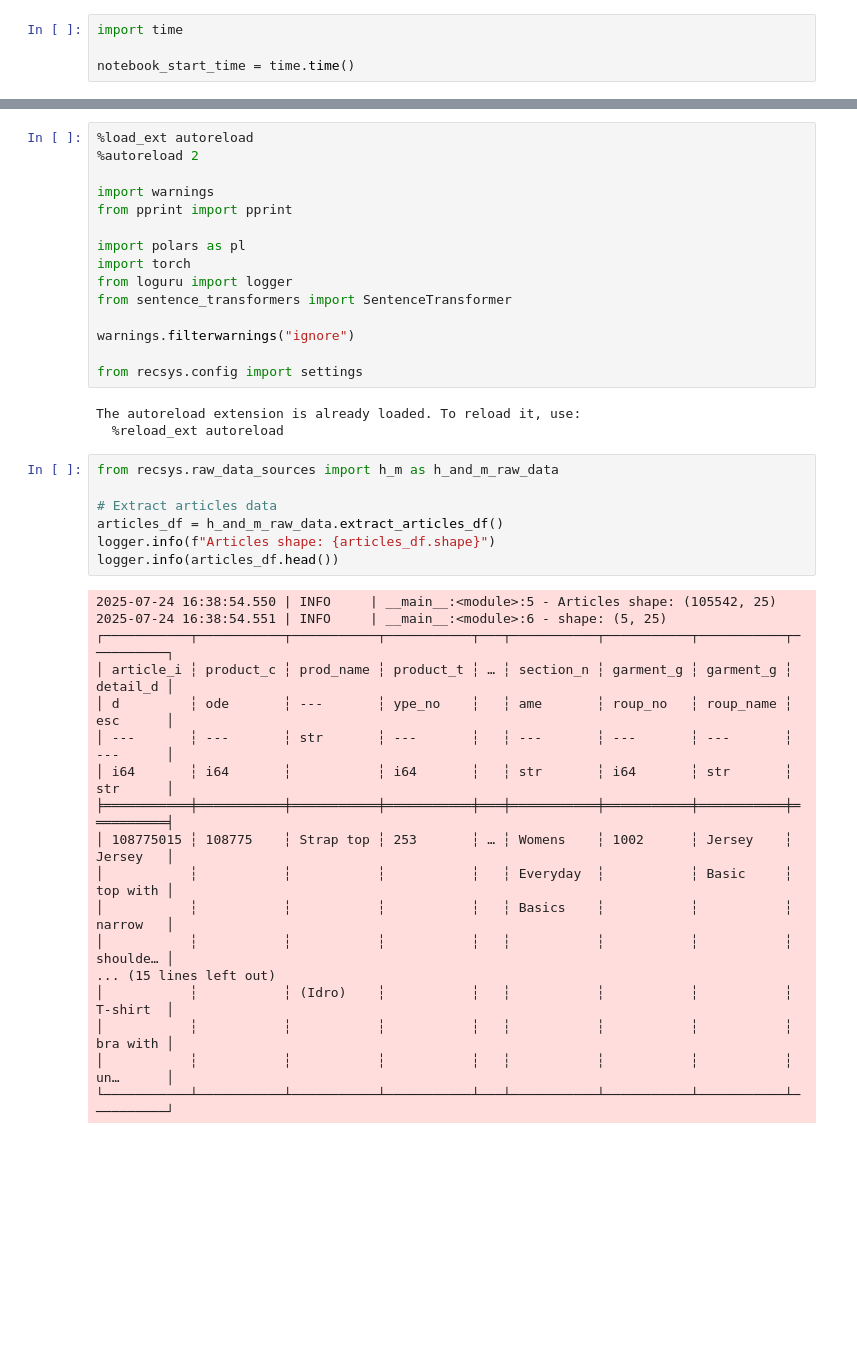
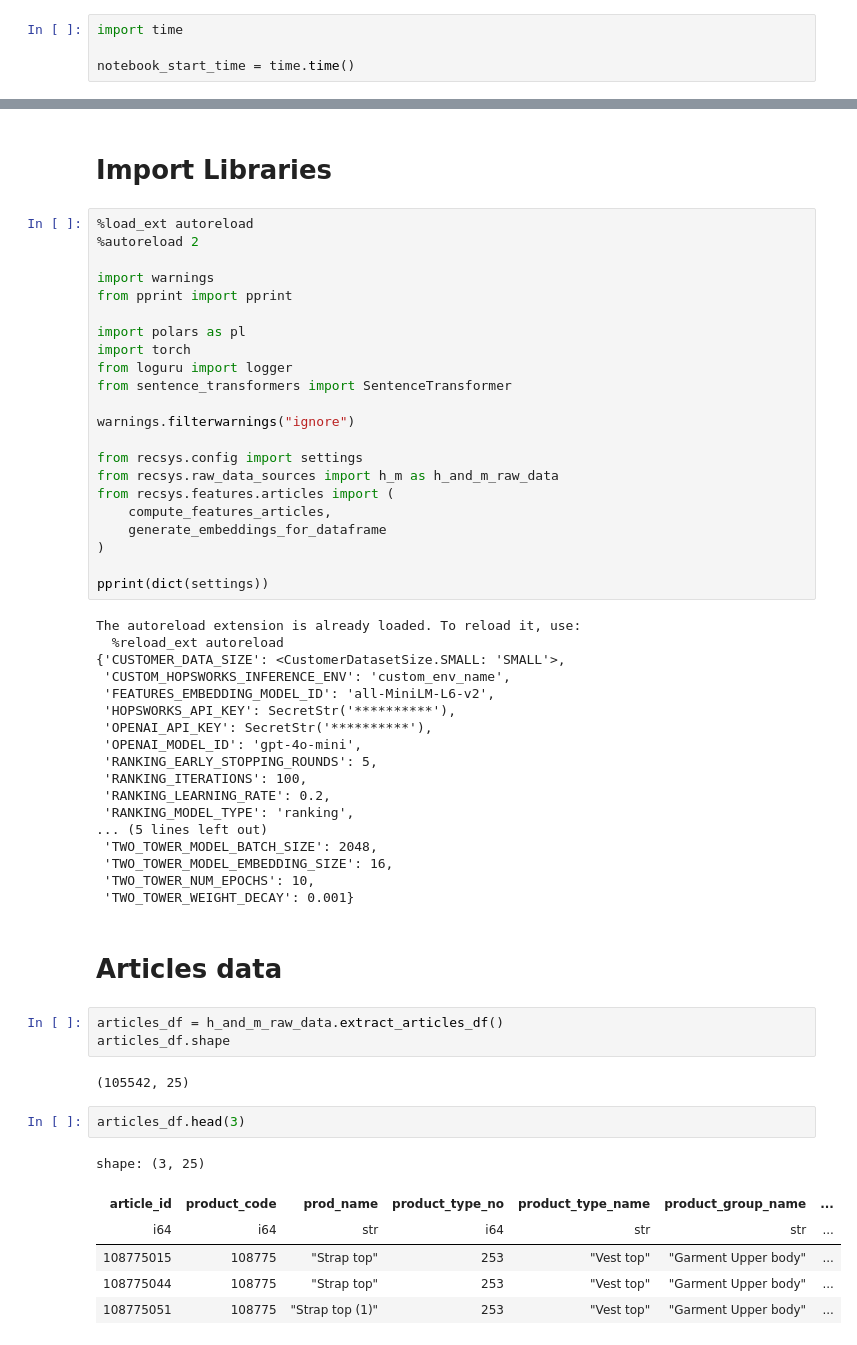
Before and after one commit to XayHanmonty/smart-fit-recs, a Jupyter notebook: notebooks/computing_features.ipynb, the cells around one changed output, grey strips where cells are left out. Saved outputs shown, nothing was run; the diff lists cells and outputs as text; blank space fills up the shorter version.

```diff
--- a/notebooks/computing_features.ipynb
+++ b/notebooks/computing_features.ipynb
@@ -43,3 +40,5 @@ Adding the following directory to the PYTHONPATH: /Users/xayhanmonty/Desktop/sma
+# %% [markdown]
+# Import Libraries
 # %%
 %load_ext autoreload
 %autoreload 2
@@ -55,31 +54,44 @@ from sentence_transformers import SentenceTransformer
 warnings.filterwarnings("ignore")
 
 from recsys.config import settings
+from recsys.raw_data_sources import h_m as h_and_m_raw_data
+from recsys.features.articles import (
+    compute_features_articles,
+    generate_embeddings_for_dataframe
+)
+
+pprint(dict(settings))
 # %% [output]
 The autoreload extension is already loaded. To reload it, use:
   %reload_ext autoreload
+{'CUSTOMER_DATA_SIZE': <CustomerDatasetSize.SMALL: 'SMALL'>,
+ 'CUSTOM_HOPSWORKS_INFERENCE_ENV': 'custom_env_name',
+ 'FEATURES_EMBEDDING_MODEL_ID': 'all-MiniLM-L6-v2',
+ 'HOPSWORKS_API_KEY': SecretStr('**********'),
+ 'OPENAI_API_KEY': SecretStr('**********'),
+ 'OPENAI_MODEL_ID': 'gpt-4o-mini',
+ 'RANKING_EARLY_STOPPING_ROUNDS': 5,
+ 'RANKING_ITERATIONS': 100,
+ 'RANKING_LEARNING_RATE': 0.2,
+ 'RANKING_MODEL_TYPE': 'ranking',
+... (5 lines left out)
+ 'TWO_TOWER_MODEL_BATCH_SIZE': 2048,
+ 'TWO_TOWER_MODEL_EMBEDDING_SIZE': 16,
+ 'TWO_TOWER_NUM_EPOCHS': 10,
+ 'TWO_TOWER_WEIGHT_DECAY': 0.001}
+# %% [markdown]
+# Articles data
 # %%
-from recsys.raw_data_sources import h_m as h_and_m_raw_data
-
-# Extract articles data
 articles_df = h_and_m_raw_data.extract_articles_df()
-logger.info(f"Articles shape: {articles_df.shape}")
-logger.info(articles_df.head())
+articles_df.shape
 # %% [output]
-2025-07-24 16:38:54.550 | INFO     | __main__:<module>:5 - Articles shape: (105542, 25)
-2025-07-24 16:38:54.551 | INFO     | __main__:<module>:6 - shape: (5, 25)
-┌───────────┬───────────┬───────────┬───────────┬───┬───────────┬───────────┬───────────┬──────────┐
-│ article_i ┆ product_c ┆ prod_name ┆ product_t ┆ … ┆ section_n ┆ garment_g ┆ garment_g ┆ detail_d │
-│ d         ┆ ode       ┆ ---       ┆ ype_no    ┆   ┆ ame       ┆ roup_no   ┆ roup_name ┆ esc      │
-│ ---       ┆ ---       ┆ str       ┆ ---       ┆   ┆ ---       ┆ ---       ┆ ---       ┆ ---      │
-│ i64       ┆ i64       ┆           ┆ i64       ┆   ┆ str       ┆ i64       ┆ str       ┆ str      │
-╞═══════════╪═══════════╪═══════════╪═══════════╪═══╪═══════════╪═══════════╪═══════════╪══════════╡
-│ 108775015 ┆ 108775    ┆ Strap top ┆ 253       ┆ … ┆ Womens    ┆ 1002      ┆ Jersey    ┆ Jersey   │
-│           ┆           ┆           ┆           ┆   ┆ Everyday  ┆           ┆ Basic     ┆ top with │
-│           ┆           ┆           ┆           ┆   ┆ Basics    ┆           ┆           ┆ narrow   │
-│           ┆           ┆           ┆           ┆   ┆           ┆           ┆           ┆ shoulde… │
-... (15 lines left out)
-│           ┆           ┆ (Idro)    ┆           ┆   ┆           ┆           ┆           ┆ T-shirt  │
-│           ┆           ┆           ┆           ┆   ┆           ┆           ┆           ┆ bra with │
-│           ┆           ┆           ┆           ┆   ┆           ┆           ┆           ┆ un…      │
-└───────────┴───────────┴───────────┴───────────┴───┴───────────┴───────────┴───────────┴──────────┘
+(105542, 25)
+# %%
+articles_df.head(3)
+# %% [output]
+shape: (3, 25)
+| article_id | product_code | prod_name | product_type_no | product_type_name | product_group_name | ... |
+| i64 | i64 | str | i64 | str | str | ... |
+| 108775015 | 108775 | "Strap top" | 253 | "Vest top" | "Garment Upper body" | ... |
+| 108775044 | 108775 | "Strap top" | 253 | "Vest top" | "Garment Upper body" | ... |
+| 108775051 | 108775 | "Strap top (1)" | 253 | "Vest top" | "Garment Upper body" | ... |
```
Also changed, not shown: parts of 11 cells of this notebook, 3 other files.
